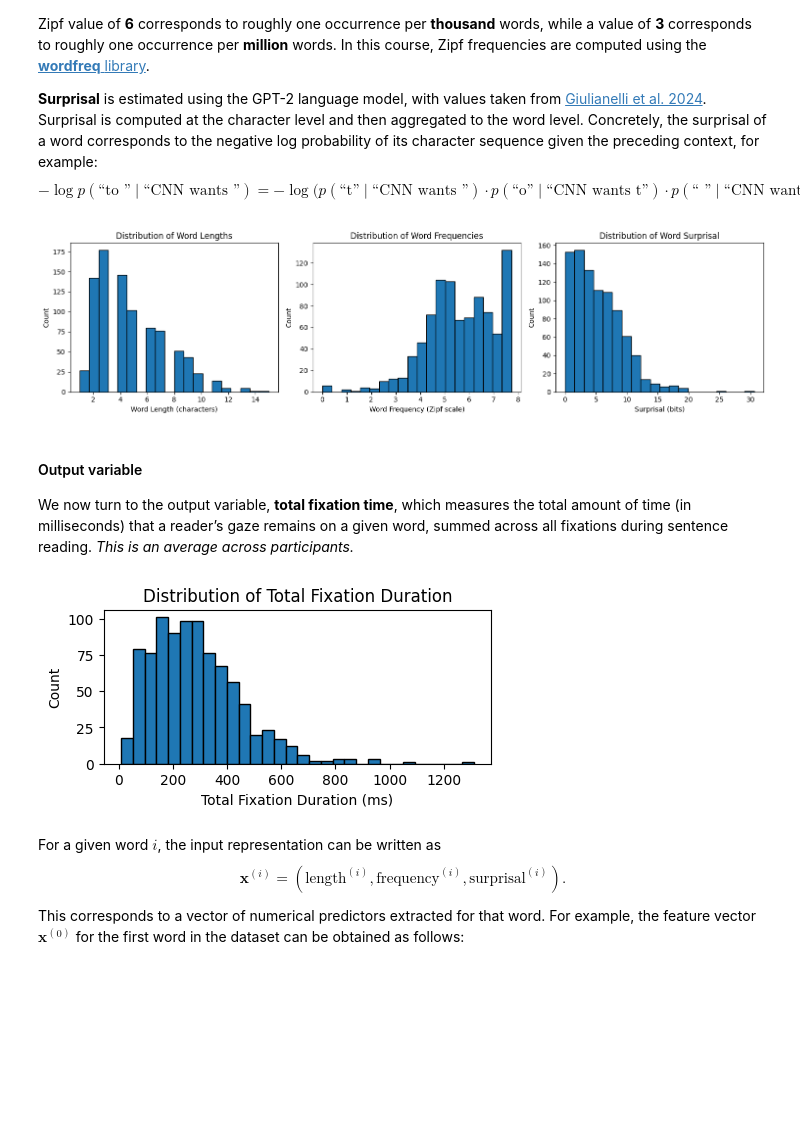
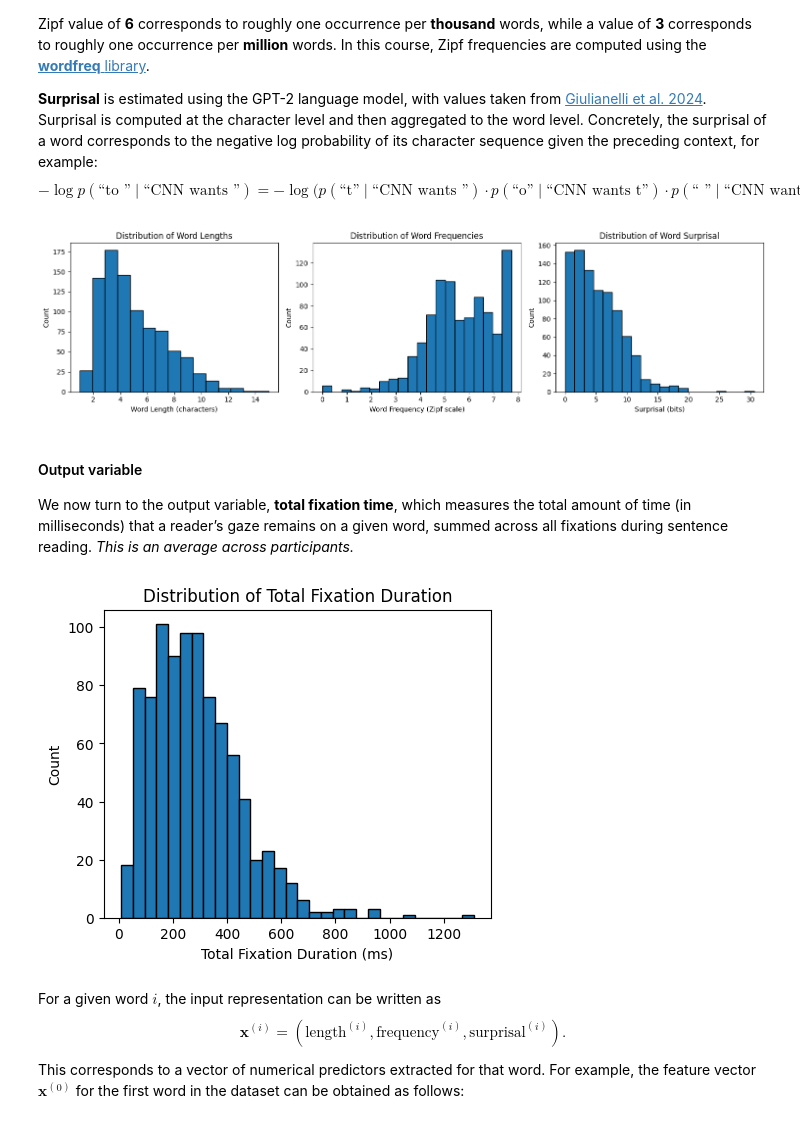
Before and after one commit to glnmario/PLIN0072-2026, a Jupyter notebook: Lecture 1/lecture1_notebook.ipynb, the cells around one changed output. Saved outputs shown, nothing was run; the diff lists cells and outputs as text; code cells hidden in the pictures; blank space fills up the shorter version.

```diff
--- a/Lecture 1/lecture1_notebook.ipynb
+++ b/Lecture 1/lecture1_notebook.ipynb
@@ -163,7 +184,7 @@ import matplotlib.pyplot as plt
 fig, axes = plt.subplots(1, 3, figsize=(15, 4))
 
 # Plot distribution of word lengths
-axes[0].hist(celer['length'], bins=20, edgecolor='black')
+axes[0].hist(celer['length'], bins=len(celer['length'].unique()), edgecolor='black')
 axes[0].set_xlabel('Word Length (characters)')
 axes[0].set_ylabel('Count')
 axes[0].set_title('Distribution of Word Lengths')
@@ -183,20 +204,20 @@ axes[2].set_title('Distribution of Word Surprisal')
 plt.tight_layout()
 plt.show()
 # %% [output]
-[figure, old version]
+[figure, new version]
 # %% [markdown]
 #### Output variable
 
 We now turn to the output variable, **total fixation time**, which measures the total amount of time (in milliseconds) that a reader’s gaze remains on a given word, summed across all fixations during sentence reading. *This is an average across participants.*
 # %%
-plt.figure(figsize=(5, 2))
+plt.figure(figsize=(5, 4))
 plt.hist(celer['total_fixation_duration'], bins=30, edgecolor='black')
 plt.xlabel('Total Fixation Duration (ms)')
 plt.ylabel('Count')
 plt.title('Distribution of Total Fixation Duration')
 plt.show()
 # %% [output]
-[figure, old version]
+[figure, new version]
 # %% [markdown]
 For a given word $i$, the input representation can be written as
 $$
```
Also changed, not shown: parts of 8 cells of this notebook, 3 other files.
